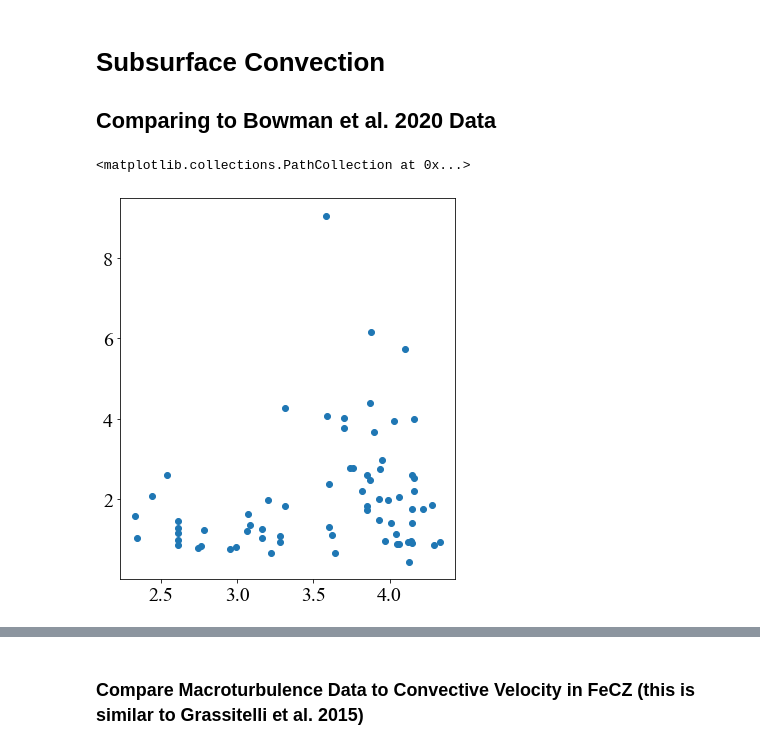
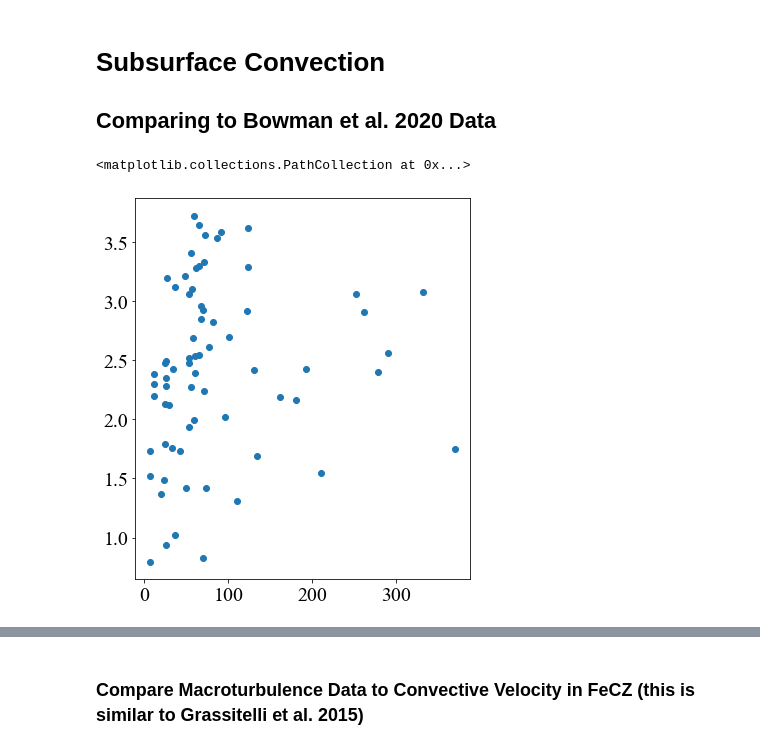
Before and after one commit to matteocantiello/rednoise, a Jupyter notebook: rednoise.ipynb, the cells around one changed output, grey strips where cells are left out. Drawn from its saved outputs; the diff is of its cells as text; code cells hidden in the pictures.

```diff
--- a/rednoise.ipynb
+++ b/rednoise.ipynb
@@ -152,32 +153,37 @@ logl_data=[float(item) for item in logl_data]
 
 logt_data=df['logTeff']
 logt_data=[float(item) for item in logt_data]
 
 vmacro_data=df['vmacro']
 vmacro_data=[float(item) for item in vmacro_data]
 
+vsini_data=df['vsini']
+vsini_data=[float(item) for item in vsini_data]
+
 
 l=df['nuchar']                            # Read nuchar column
 nuchar=[i.split('±')[0] for i in l]       # Split elements (value  ±  error) and take value
 nuchar_data = [float(item) for item in nuchar] # Turn into floats
 
 l=df['alpha0']                            # Read nuchar column
 alpha0=[i.split('±')[0] for i in l]       # Split elements (value  ±  error) and take value
 alpha0_data = [float(item) for item in alpha0] # Turn into floats
 
 
 
 
 logl_data=np.array(logl_data)              # Turn lists into arrays
 logt_data=np.array(logt_data)
 vmacro_data=np.array(vmacro_data)
 nuchar_data=np.array(nuchar_data)
 alpha0_data=np.array(alpha0_data)
 
 #print(nuchar)
-plt.scatter(logl_data,nuchar_data)
+#plt.scatter(logl_data,nuchar_data)
 
+#plt.scatter(logl_data,vsini_data)
+plt.scatter(vsini_data,np.log10(alpha0_data))
 #print(df['nuchar'].str.extract('(\d+)'))
 # %% [output]
 <matplotlib.collections.PathCollection at 0x...>
-[figure, old version]
+[figure, new version]
```
Also changed, not shown: parts of 42 cells of this notebook.
